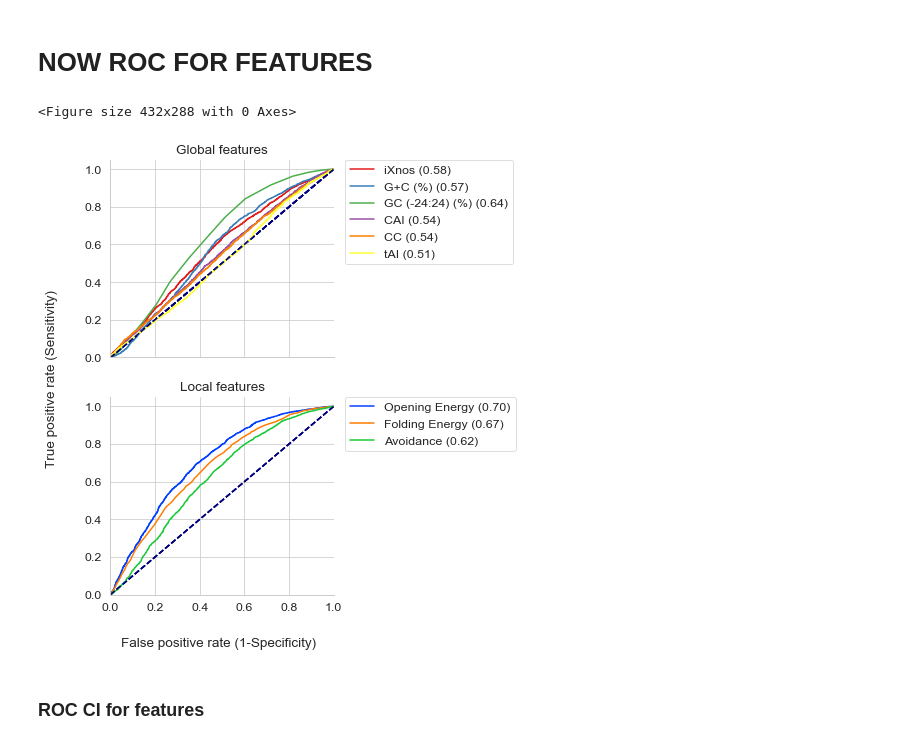
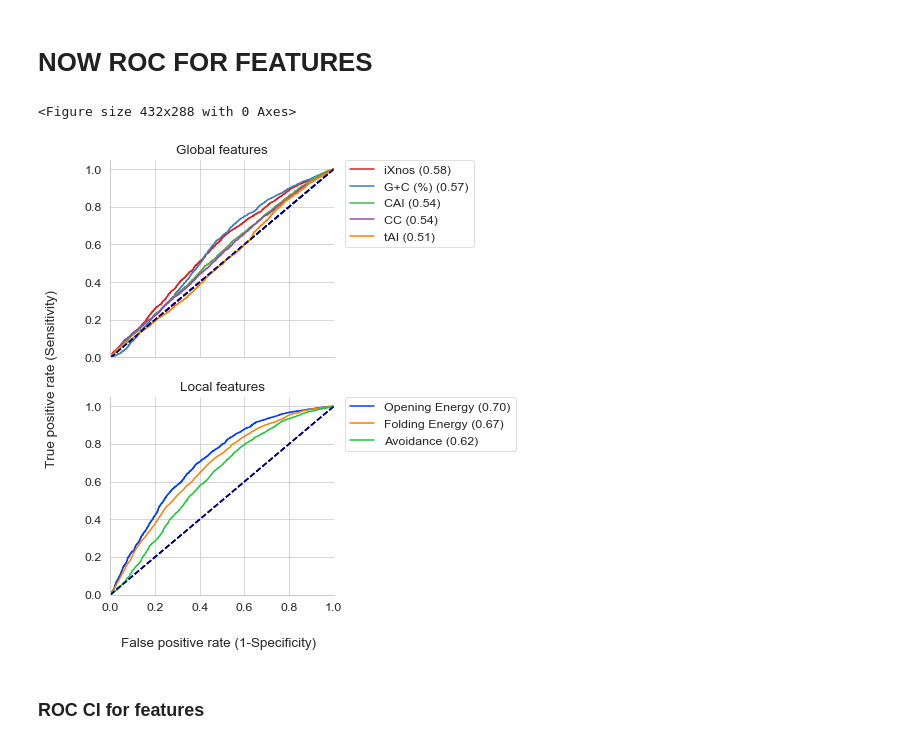
Before and after one commit to Gardner-BinfLab/TIsigner_paper_2019, a Jupyter notebook: feature_analysis_and_optimisation/manscr_final.ipynb, the cells around one changed output. Cells and saved outputs as stored; diff of their text form; code cells hidden in the pictures.

```diff
--- a/feature_analysis_and_optimisation/manscr_final.ipynb
+++ b/feature_analysis_and_optimisation/manscr_final.ipynb
@@ -150,7 +135,7 @@ from sklearn.metrics import roc_curve, auc
 
 
 all_features = pd.read_csv('results/features_and_merged_with_ixnos_dicodone.csv')
-df = all_features[['iXnos', 'G+C (%)', 'GC (-24:24) (%)', 'CAI','Genome', 'tAI', ]].copy()
+df = all_features[['iXnos', 'G+C (%)', 'CAI','Genome', 'tAI', ]].copy()
 
 #Rename Genomics to CC (codon context)
 df.rename(columns={'Genome':'CC'}, inplace=True)
@@ -160,7 +145,6 @@ df1.rename(columns={'STR(-30:30)': 'Folding Energy', 'Accessibility': 'Opening E
 
 
 df['G+C (%)'] = - df['G+C (%)']
-df['GC (-24:24) (%)'] = - df['GC (-24:24) (%)']
 df['iXnos'] = -df['iXnos']
 df1['Opening Energy'] = - df1['Opening Energy']
 
@@ -198,34 +182,34 @@ for i, col in enumerate(df.columns):
 
 
 
 sns.set_style("whitegrid")
 sns.set_context("paper", font_scale=1.4)
 sns.set_palette("bright")
 plt.subplot(2, 1, 2)
 for i, col in enumerate(df1.columns):
     preds = df1[col].values
     fpr, tpr, _ = roc_curve(labels, preds)
     roc_auc = auc(fpr, tpr)
     plt.plot(fpr, tpr, # c=np.random.rand(3,),
              lw=lw, label=col +' (%0.2f)' % roc_auc)
     plt.plot([0, 1], [0, 1], color='navy', lw=lw, linestyle='--')
     plt.xlim([0.0, 1.0])
     plt.ylim([0.0, 1.05])
     plt.title('Local features')
     plt.legend(bbox_to_anchor=(1.05, 1), loc=2, borderaxespad=0.)
 
 
 
 # Make common axis labels
 fig.text(0.5, 0.04, 'False positive rate (1-Specificity)', va='center', ha='center')
 fig.text(-0.08, 0.5, 'True positive rate (Sensitivity)', va='center', ha='center', rotation='vertical')
 
 sns.despine()
 plt.savefig("figs/ROC_features_all.pdf", bbox_inches = 'tight', pad_inches = 0)
 plt.show()
 # %% [output]
 <Figure size 432x288 with 0 Axes>
-[figure, old version]
+[figure, new version]
 # %% [markdown]
 ### ROC CI for features
 # %%
```
Also changed, not shown: parts of 1 cell of this notebook.
